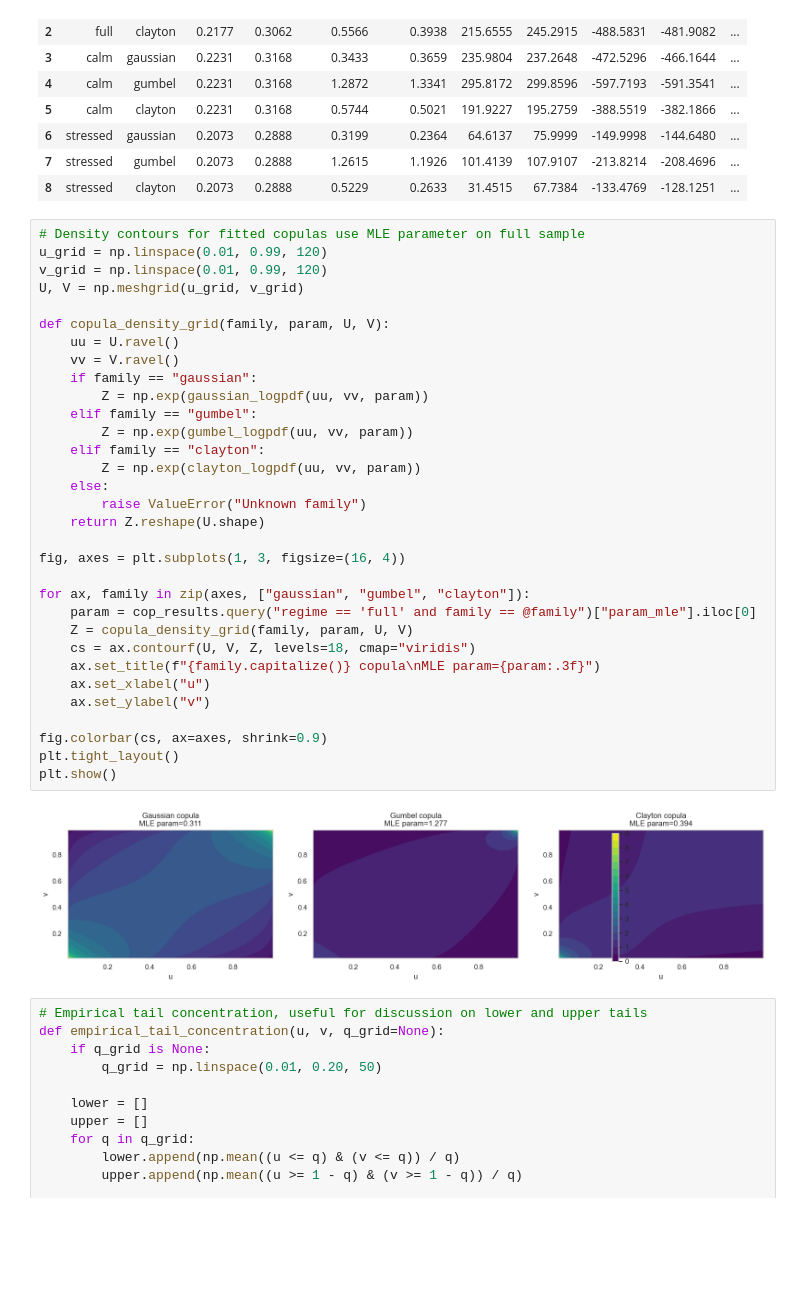
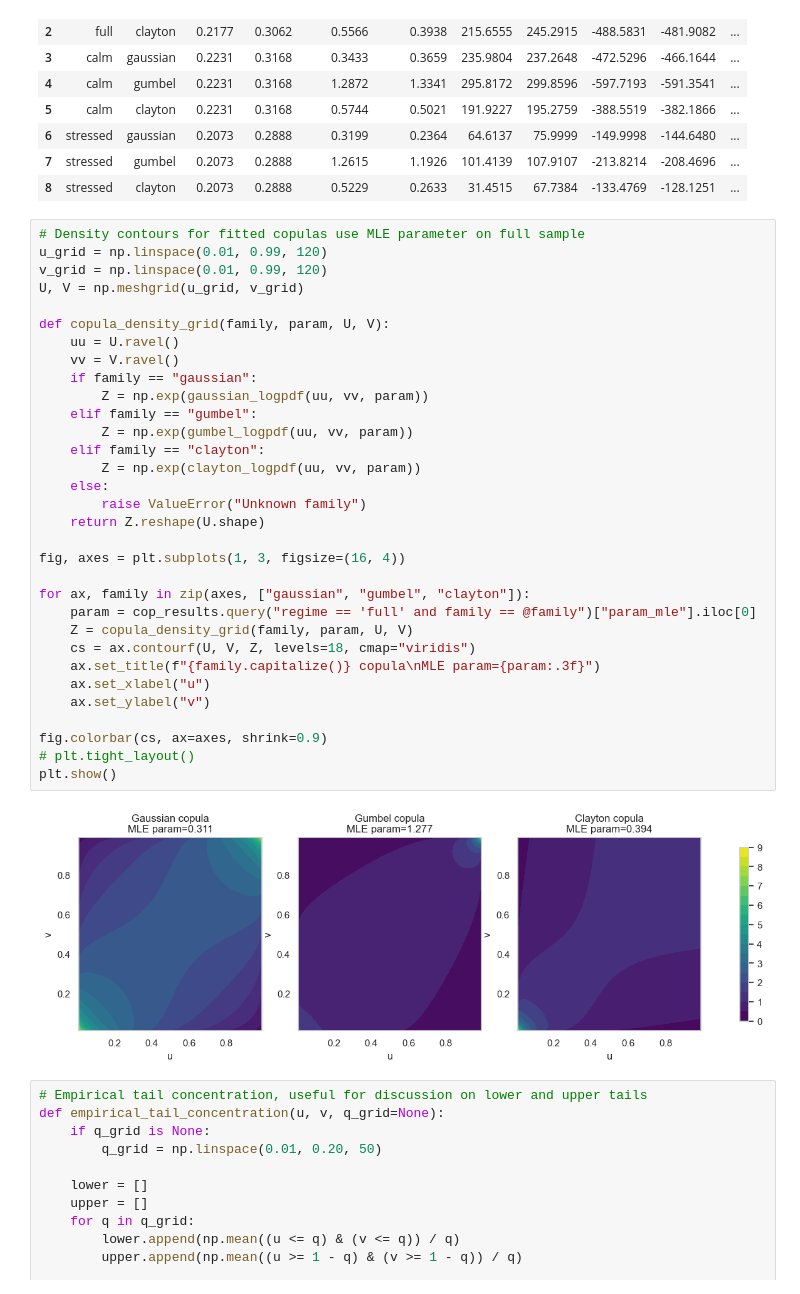
Before and after one commit to Maxomega/electricity-price-analysis, a Jupyter notebook: main.ipynb, the cells around one changed output. Cells and saved outputs as stored; diff of their text form; blank space fills up the shorter version.

```diff
--- a/main.ipynb
+++ b/main.ipynb
@@ -769,35 +769,35 @@ cop_results[summary_cols].round(4)
 u_grid = np.linspace(0.01, 0.99, 120)
 v_grid = np.linspace(0.01, 0.99, 120)
 U, V = np.meshgrid(u_grid, v_grid)
 
 def copula_density_grid(family, param, U, V):
     uu = U.ravel()
     vv = V.ravel()
     if family == "gaussian":
         Z = np.exp(gaussian_logpdf(uu, vv, param))
     elif family == "gumbel":
         Z = np.exp(gumbel_logpdf(uu, vv, param))
     elif family == "clayton":
         Z = np.exp(clayton_logpdf(uu, vv, param))
     else:
         raise ValueError("Unknown family")
     return Z.reshape(U.shape)
 
 fig, axes = plt.subplots(1, 3, figsize=(16, 4))
 
 for ax, family in zip(axes, ["gaussian", "gumbel", "clayton"]):
     param = cop_results.query("regime == 'full' and family == @family")["param_mle"].iloc[0]
     Z = copula_density_grid(family, param, U, V)
     cs = ax.contourf(U, V, Z, levels=18, cmap="viridis")
     ax.set_title(f"{family.capitalize()} copula\nMLE param={param:.3f}")
     ax.set_xlabel("u")
     ax.set_ylabel("v")
 
 fig.colorbar(cs, ax=axes, shrink=0.9)
-plt.tight_layout()
+# plt.tight_layout()
 plt.show()
 # %% [output]
-[figure, old version]
+[figure, new version]
 # %%
 # Empirical tail concentration, useful for discussion on lower and upper tails
 def empirical_tail_concentration(u, v, q_grid=None):
```
Also changed, not shown: 27 other files.
